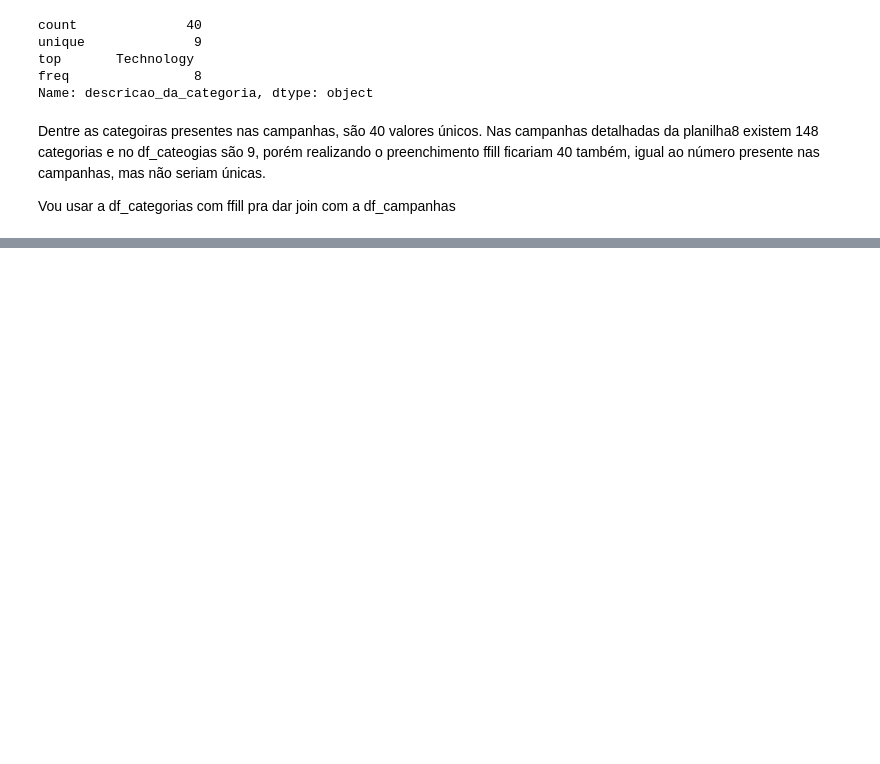
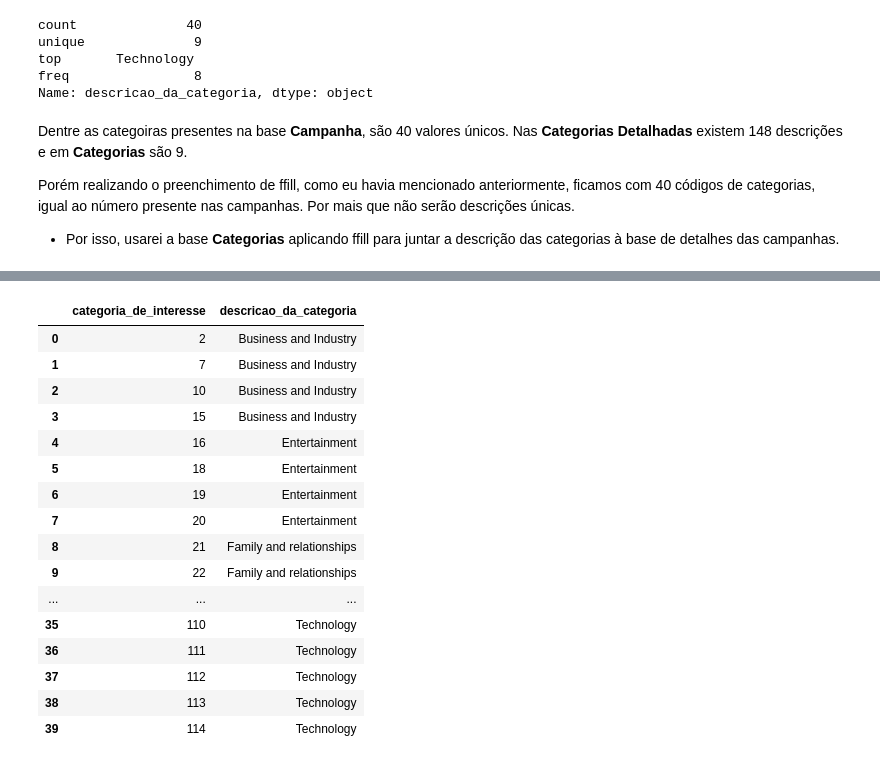
Before and after one commit to ThiagoZulian/otimizacao_de_ads_startup, a Jupyter notebook: notebooks/01 - data_understanding.ipynb, the cells around one changed output, grey strips where cells are left out. Saved outputs shown, nothing was run; the diff lists cells and outputs as text; code cells hidden in the pictures; blank space fills up the shorter version.

```diff
--- a/notebooks/01 - data_understanding.ipynb
+++ b/notebooks/01 - data_understanding.ipynb
@@ -243,8 +253,12 @@ top       Technology
 freq                8
 Name: descricao_da_categoria, dtype: object
 # %% [markdown]
-Dentre as categoiras presentes nas campanhas, são 40 valores únicos. Nas campanhas detalhadas da planilha8 existem 148 categorias e no df_cateogias são 9, porém realizando o preenchimento ffill ficariam 40 também, igual ao número presente nas campanhas, mas não seriam únicas.
+Dentre as categoiras presentes na base **Campanha**, são 40 valores únicos. Nas **Categorias Detalhadas** existem 148 descrições e em **Categorias** são 9.
 
-Vou usar a df_categorias com ffill pra dar join com a df_campanhas
+Porém realizando o preenchimento de ffill, como eu havia mencionado anteriormente, ficamos com 40 códigos de categorias, igual ao número presente nas campanhas. Por mais que não serão descrições únicas.
+
+- Por isso, usarei a base **Categorias** aplicando ffill para juntar a descrição das categorias à base de detalhes das campanhas.
 # %%
 df_categorias["descricao_da_categoria"] = df_categorias["descricao_da_categoria"].ffill()
+df_categorias
+# %% [output]
@@ -251,3 +266,20 @@ df_categorias["descricao_da_categoria"] = df_categorias["descricao_da_categoria"
+|  | categoria_de_interesse | descricao_da_categoria |
+| 0 | 2 | Business and Industry |
+| 1 | 7 | Business and Industry |
+| 2 | 10 | Business and Industry |
+| 3 | 15 | Business and Industry |
+| 4 | 16 | Entertainment |
+| 5 | 18 | Entertainment |
+| 6 | 19 | Entertainment |
+| 7 | 20 | Entertainment |
+| 8 | 21 | Family and relationships |
+| 9 | 22 | Family and relationships |
+| ... | ... | ... |
+| 35 | 110 | Technology |
+| 36 | 111 | Technology |
+| 37 | 112 | Technology |
+| 38 | 113 | Technology |
+| 39 | 114 | Technology |
 # %%
 df_campanha_merged = (
     df_campanha.merge(
```
Also changed, not shown: parts of 51 cells of this notebook, 2 other files.
